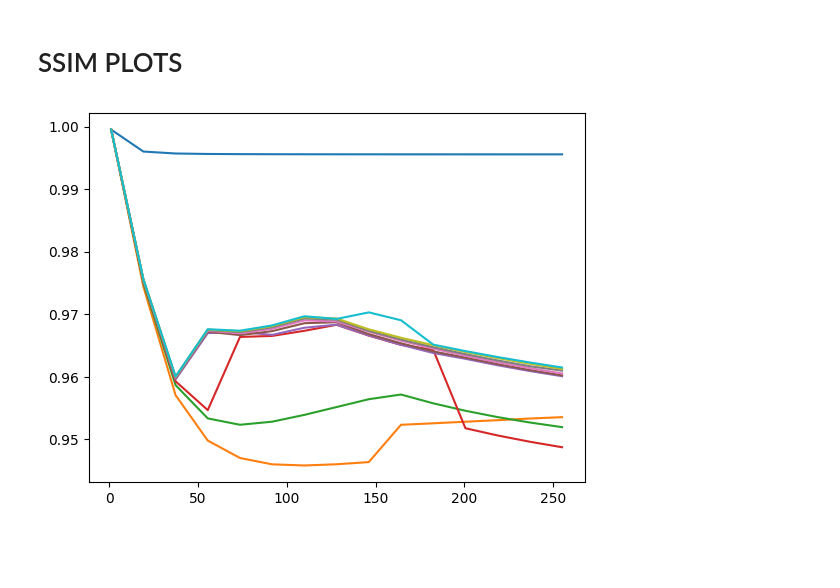
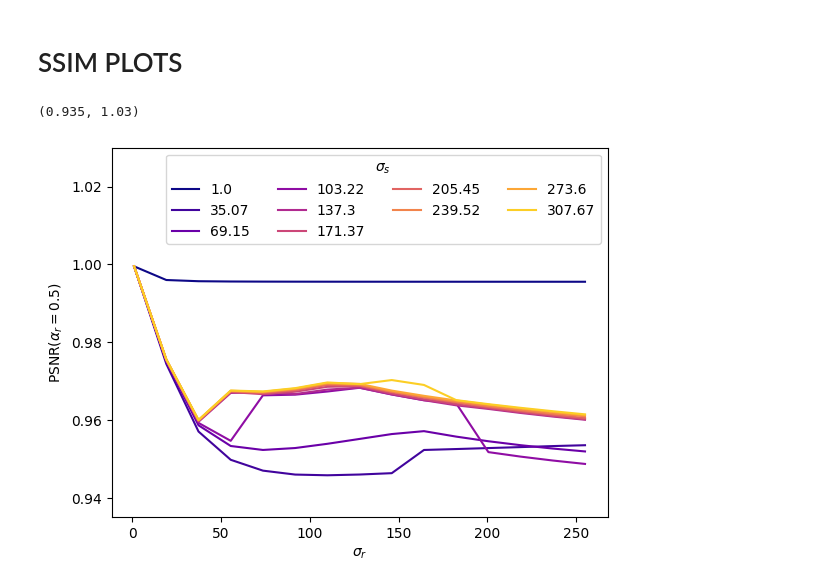
Before and after one commit to hermes-hf/wlss_domaintransform, a Jupyter notebook: application/notebooks/generate_plots.ipynb, the cells around one changed output. Cells and saved outputs as stored; diff of their text form; code cells hidden in the pictures; blank space fills up the shorter version.

Commit message:
Updating generate_plots

```diff
--- a/application/notebooks/generate_plots.ipynb
+++ b/application/notebooks/generate_plots.ipynb
@@ -21,5 +23,11 @@ series = psnr_series50.copy()
 for i in range(len(series)):
     X = list(series.iloc[i]['psnr'].index.get_level_values('sigma_r'))
     Y = list(series.iloc[i]['psnr'])
-    plt.plot(X,Y)
+    s = list(series.iloc[i].sigma_s)[0]
+    col = (i)/len(series)
+    plt.plot(X,Y, label = '{}'.format(np.round(s,2)), color=plt.cm.plasma(col))
+plt.legend(ncol=4, loc='upper right', title = r"$\sigma_s$")
+plt.xlabel(r"$\sigma_r$")
+plt.ylabel(r"PSNR$(\alpha_r=0.5)$")
+plt.ylim(ylims)
 # %% [output]
@@ -26,0 +36,12 @@ for i in range(len(series)):
+# %%
+series = psnr_series75.copy()
+for i in range(len(series)):
+    X = list(series.iloc[i]['psnr'].index.get_level_values('sigma_r'))
+    Y = list(series.iloc[i]['psnr'])
+    s = list(series.iloc[i].sigma_s)[0]
+    col = (i)/len(series)
+    plt.plot(X,Y, label = '{}'.format(np.round(s,2)), color=plt.cm.plasma(col))
+plt.legend(ncol=4, loc='upper right', title = r"$\sigma_s$")
+plt.xlabel(r"$\sigma_r$")
+plt.ylabel(r"PSNR$(\alpha_r=0.75)$")
+plt.ylim(ylims)
@@ -26,0 +51,12 @@ for i in range(len(series)):
+# %%
+series = psnr_series100.copy()
+for i in range(len(series)):
+    X = list(series.iloc[i]['psnr'].index.get_level_values('sigma_r'))
+    Y = list(series.iloc[i]['psnr'])
+    s = list(series.iloc[i].sigma_s)[0]
+    col = (i)/len(series)
+    plt.plot(X,Y, label = '{}'.format(np.round(s,2)), color=plt.cm.plasma(col))
+plt.legend(ncol=4, loc='upper right', title = r"$\sigma_s$")
+plt.xlabel(r"$\sigma_r$")
+plt.ylabel(r"PSNR$(\alpha_r=1.0)$")
+plt.ylim(ylims)
@@ -30,11 +69,20 @@ for i in range(len(series)):
 ssim_series50 = ssim_series[ssim_series['alpha_r']==0.5].copy()
 ssim_series75 = ssim_series[ssim_series['alpha_r']==0.75].copy()
 ssim_series100 = ssim_series[ssim_series['alpha_r']==1.0].copy()
+
+sylims = (0.935,1.03)
 # %%
 series = ssim_series50.copy()
 for i in range(len(series)):
     X = list(series.iloc[i]['ssim'].index.get_level_values('sigma_r'))
     Y = list(series.iloc[i]['ssim'])
-    plt.plot(X,Y)
+    s = list(series.iloc[i].sigma_s)[0]
+    col = (i)/len(series)
+    plt.plot(X,Y, label = '{}'.format(np.round(s,2)), color=plt.cm.plasma(col))
+plt.legend(ncol=4, loc='upper right', title = r"$\sigma_s$")
+plt.xlabel(r"$\sigma_r$")
+plt.ylabel(r"PSNR$(\alpha_r=0.5)$")
+plt.ylim(sylims)
 # %% [output]
+(0.935, 1.03)
-[figure, old version]
+[figure, new version]
```
Also changed, not shown: parts of 6 cells of this notebook.
